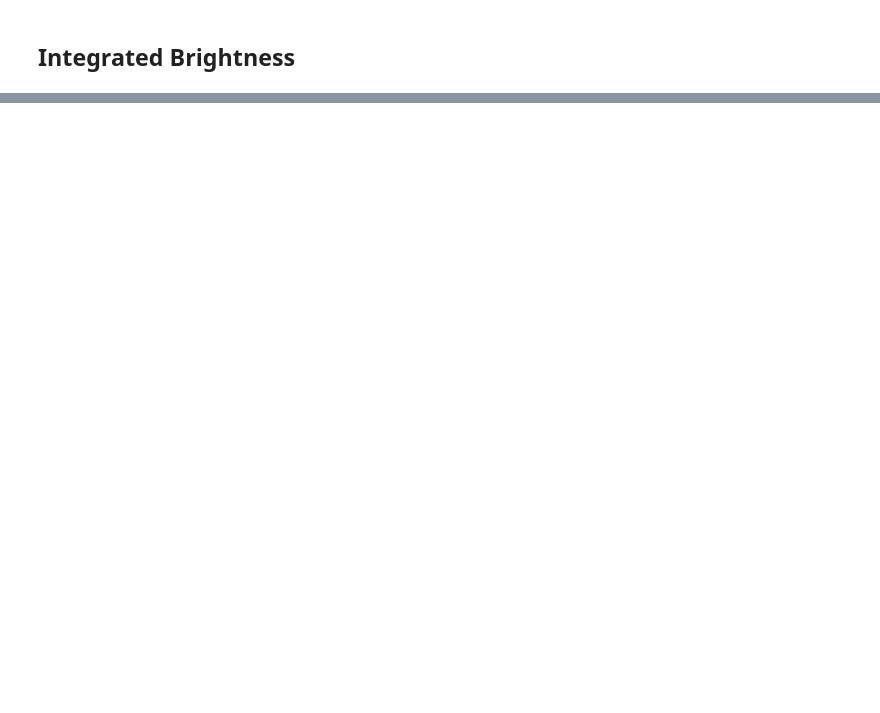
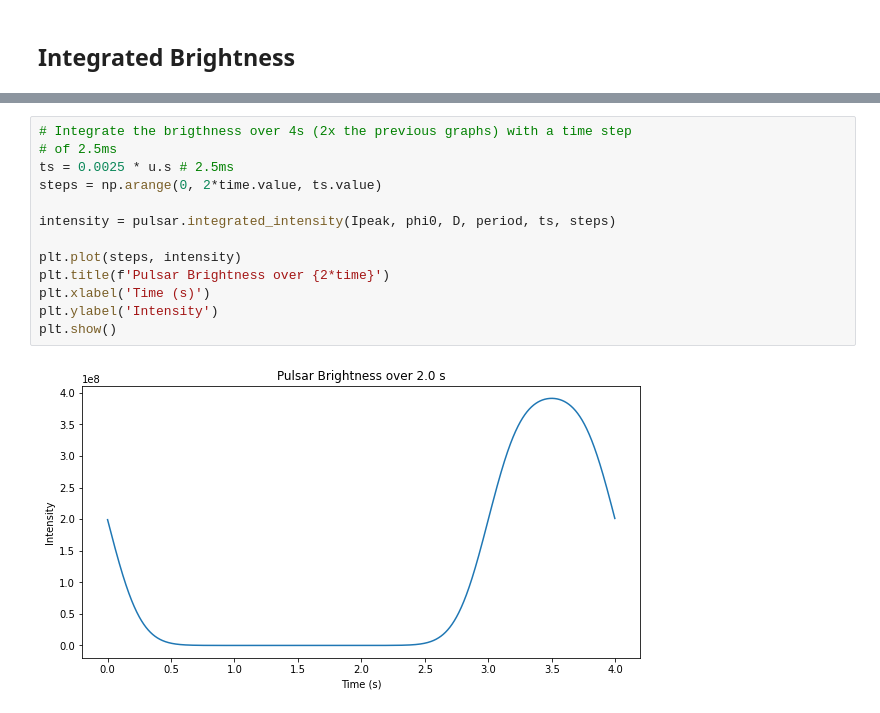
Before and after one commit to louisbranch/cta200_2022, a Jupyter notebook: project/project.ipynb, the cells around one changed output, grey strips where cells are left out. Drawn from its saved outputs; the diff is of its cells as text; blank space fills up the shorter version.

```diff
--- a/project/project.ipynb
+++ b/project/project.ipynb
@@ -33,0 +54,15 @@ k = 0
+# %%
+# Integrate the brigthness over 4s (2x the previous graphs) with a time step
+# of 2.5ms
+ts = 0.0025 * u.s # 2.5ms
+steps = np.arange(0, 2*time.value, ts.value)
+
+intensity = pulsar.integrated_intensity(Ipeak, phi0, D, period, ts, steps)
+
+plt.plot(steps, intensity)
+plt.title(f'Pulsar Brightness over {2*time}')
+plt.xlabel('Time (s)')
+plt.ylabel('Intensity')
+plt.show()
+# %% [output]
+[figure, added]
```
Also changed, not shown: parts of 5 cells of this notebook, 2 other files.
